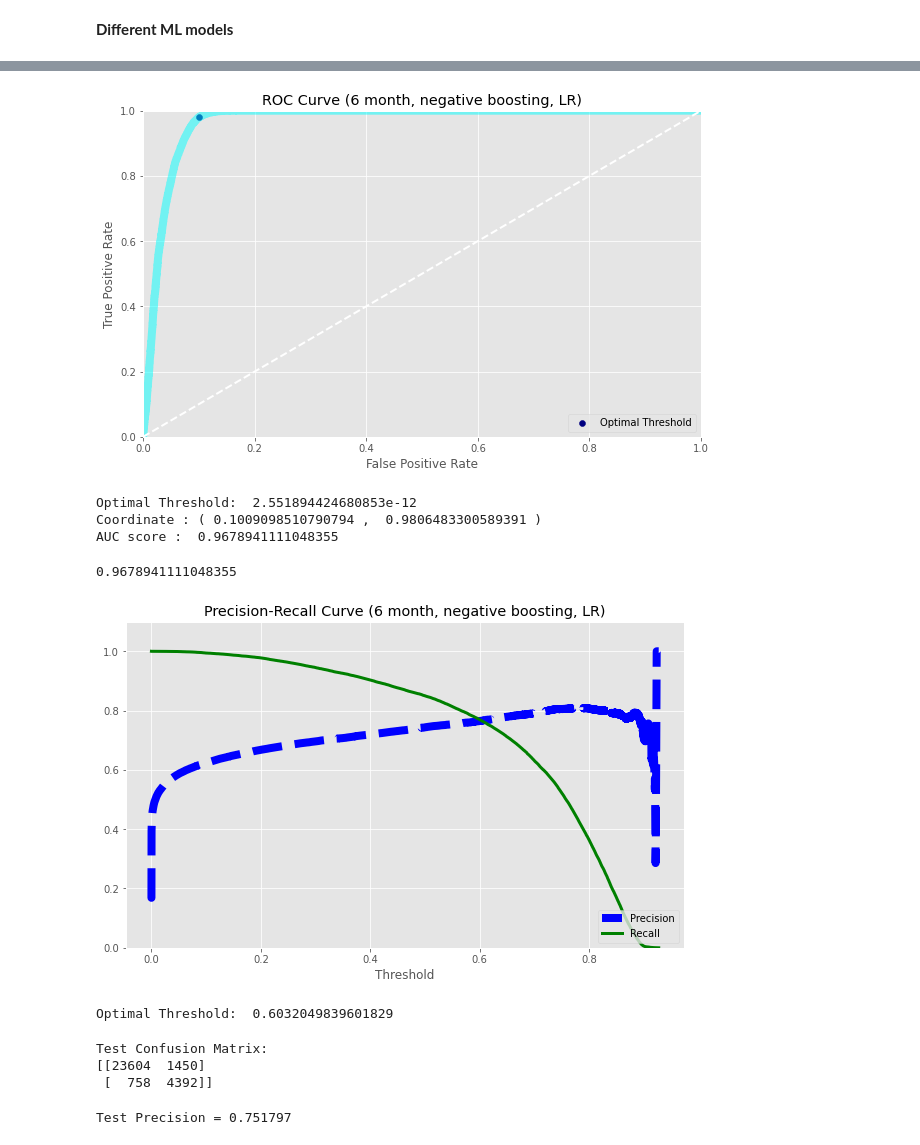
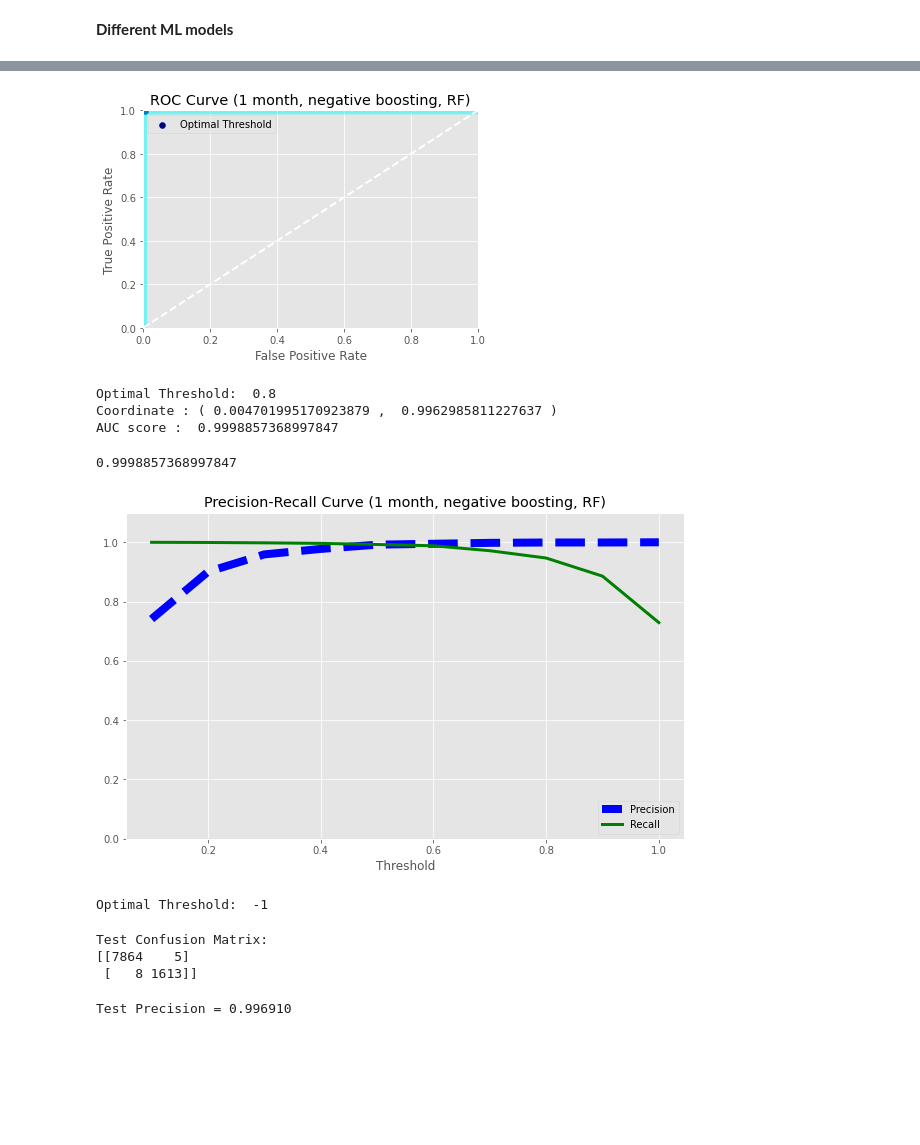
Before and after one commit to doguma/LookBeforeYouLeap, a Jupyter notebook: 4_ML_Prediction.ipynb, the cells around one changed output, grey strips where cells are left out. Drawn from its saved outputs; the diff is of its cells as text; code cells hidden in the pictures; blank space fills up the shorter version.

Commit message:
code edits / more twitter variables

```diff
--- a/4_ML_Prediction.ipynb
+++ b/4_ML_Prediction.ipynb
@@ -202,3 +190,15 @@ final_table
+# %%
+temp = pd.read_csv('02032022/smote_1mo.csv', sep=',')
+
+temp = temp.drop(columns = ['Unnamed: 0'], axis=1)
+# drop NaN column with index values
+
+list0 = pd.DataFrame()
+
+y = temp['target']
+X = temp.drop('target', axis=1)
+
+X_train, X_test, y_train, y_test = train_test_split(X, y, test_size=0.2, random_state=1)
 # %%
 forest = RandomForestClassifier(n_estimators=10, criterion='entropy', random_state=0)
 forest.fit(X_train, y_train)
@@ -223,19 +220,9 @@ No handles with labels found to put in legend.
 1. Dataset with Accidents, Smote method, and boosting Negative Instances - 6 months
 # %%
-## select correct files to import
-
-# temp = pd.read_csv('merged/processed_3mo_smote.csv', sep=',')
-# temp = pd.read_csv('merged/processed_3mo_realistic.csv', sep=',')
-# temp = pd.read_csv('merged/preprocessed_6mo.csv', sep=',')
-temp = pd.read_csv('merged/processed_6mo_smote_short.csv', sep=',')
+temp = pd.read_csv('02032022/negboost_1mo.csv', sep=',')
 
 temp = temp.drop(columns = ['Unnamed: 0'], axis=1)
 # drop NaN column with index values
-
-## select whether to drop any features - "to get dataset with no twitter features"
-
-# temp = temp.drop(columns = ['distance', 'severity', 'polar sentiment', 'neutral sentiment'], axis=1)
-# temp = temp.drop(columns = ['distance', 'severity', 'neutral sentiment'], axis=1)
 
 y = temp['target']
 X = temp.drop('target', axis=1)
@@ -286,48 +231,52 @@ Thresholds:  [1.92710226e+00 9.27102259e-01 9.23400974e-01 ... 1.47623489e-02
+# %%
+
+y_pred = cross_val_predict(forest, X_test, y_test, method="predict_proba", cv=5)[:, 1]
+
+fpr, tpr, thresholds = roc_curve(y_test, y_pred)
 # %%
 geomean_list = sqrt(tpr * (1-fpr))  # getting geometric mean for tpr and fpr
 max_index = argmax(geomean_list) # getting the maximum mean index from the list of tpr and fpr coordinates
 
 plt.style.use('ggplot')
 
-fig = plt.figure(figsize=(10, 6))
 def plot_roc_curve(fpr, tpr, label=None):
     plt.scatter(fpr[max_index], tpr[max_index], marker='o', c='navy', label='Optimal Threshold')
     # plotting the optimal threshold coordinate as a dot
 
     plt.plot(fpr, tpr, color='cyan', alpha=0.5, linewidth=8, label=label)
     # alpha parameter added for opacity - to show the optimal threshold dot that was hidden beneath it
 
     plt.plot([0, 1], [0, 1], color='white', lw=2, linestyle='--')
     ax1 = fig.add_subplot(111)
     plt.axis([0, 1, 0, 1])
-    plt.title('ROC Curve (6 month, negative boosting, LR)')
+    plt.title('ROC Curve (1 month, negative boosting, RF)')
     plt.xlabel('False Positive Rate')
     plt.ylabel('True Positive Rate')
     plt.legend()
     plt.show()
 
 
 plot_roc_curve(fpr, tpr)
 
 print("Optimal Threshold: ", thresholds[max_index])
 print("Coordinate : (", fpr[max_index],", ", tpr[max_index], ")")
-print("AUC score : ", roc_auc_score(y_train,y_scores))
+print("AUC score : ", roc_auc_score(y_test ,y_pred))
 # %% [output]
-[figure, old version]
+[figure, new version]
-Optimal Threshold:  2.551894424680853e-12
-Coordinate : ( 0.1009098510790794 ,  0.9806483300589391 )
-AUC score :  0.9678941111048355
+Optimal Threshold:  0.8
+Coordinate : ( 0.004701995170923879 ,  0.9962985811227637 )
+AUC score :  0.9998857368997847
-# %%
-roc_auc_score(y_train,y_scores)
-# %% [output]
-0.9678941111048355
+# %%
+roc_auc_score(y_test, y_pred)
+# %% [output]
+0.9998857368997847
 # %%
 plt.style.use('ggplot')
 
 # Get the 2nd column of the matrix of predicted probabilities for each data point
 #    The 2nd column stores the probalities of the positive class
 
-precisions, recalls, thresholds = precision_recall_curve(y_train, y_scores)
+precisions, recalls, thresholds = precision_recall_curve(y_test, y_pred)
 
 fig = plt.figure(figsize=(10, 6))
 def plot_precision_recall_vs_threshold(precisions, recalls, thresholds):
@@ -335,7 +284,7 @@ def plot_precision_recall_vs_threshold(precisions, recalls, thresholds):
     plt.plot(thresholds, recalls[:-1], "g-",  linewidth=3, label="Recall")
     plt.xlabel("Threshold")
     plt.legend(loc="lower right")
-    plt.title('Precision-Recall Curve (6 month, negative boosting, LR)')
+    plt.title('Precision-Recall Curve (1 month, negative boosting, RF)')
     plt.ylim([0, 1.1])
 
 plot_precision_recall_vs_threshold(precisions, recalls, thresholds)
@@ -349,22 +298,21 @@ for i in range(len(precisions)):
 
 print("Optimal Threshold: ", threshold_optimal)
 # %% [output]
-[figure, old version]
+[figure, new version]
-Optimal Threshold:  0.6032049839601829
+Optimal Threshold:  -1
 # %%
-log.fit(X_train, y_train)
-y_test_predicted = log.predict(X_test)
+forest.fit(X_train, y_train)
+y_pred = forest.predict(X_test)
 
-
-print("\nTest Confusion Matrix:")
-print(confusion_matrix(y_test, y_test_predicted))
+print("Test Confusion Matrix:")
+print(confusion_matrix(y_test, y_pred))
 # %% [output]
 Test Confusion Matrix:
-[[23604  1450]
- [  758  4392]]
+[[7864    5]
+ [   8 1613]]
 # %%
-precision_test = precision_score(y_test, y_test_predicted)
-print("\nTest Precision = %f" % precision_test)
+precision_test = precision_score(y_test, y_pred)
+print("Test Precision = %f" % precision_test)
 # %% [output]
-Test Precision = 0.751797
+Test Precision = 0.996910
 # %%
```
Also changed, not shown: parts of 11 cells of this notebook, 9 other files.
